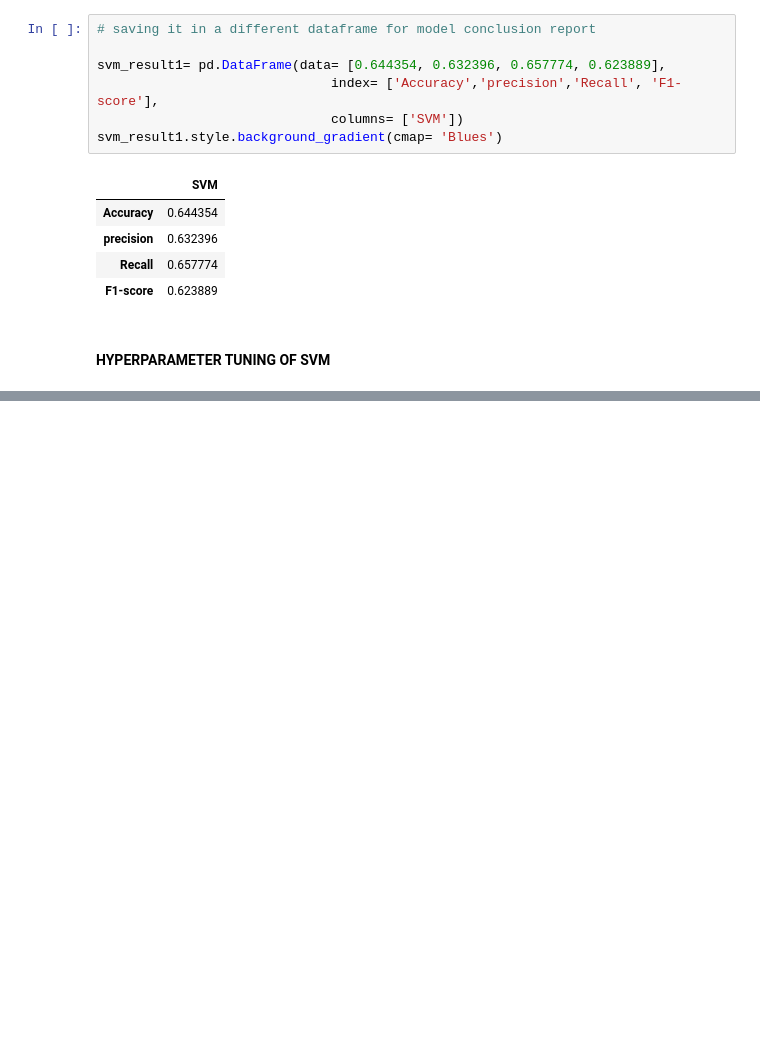
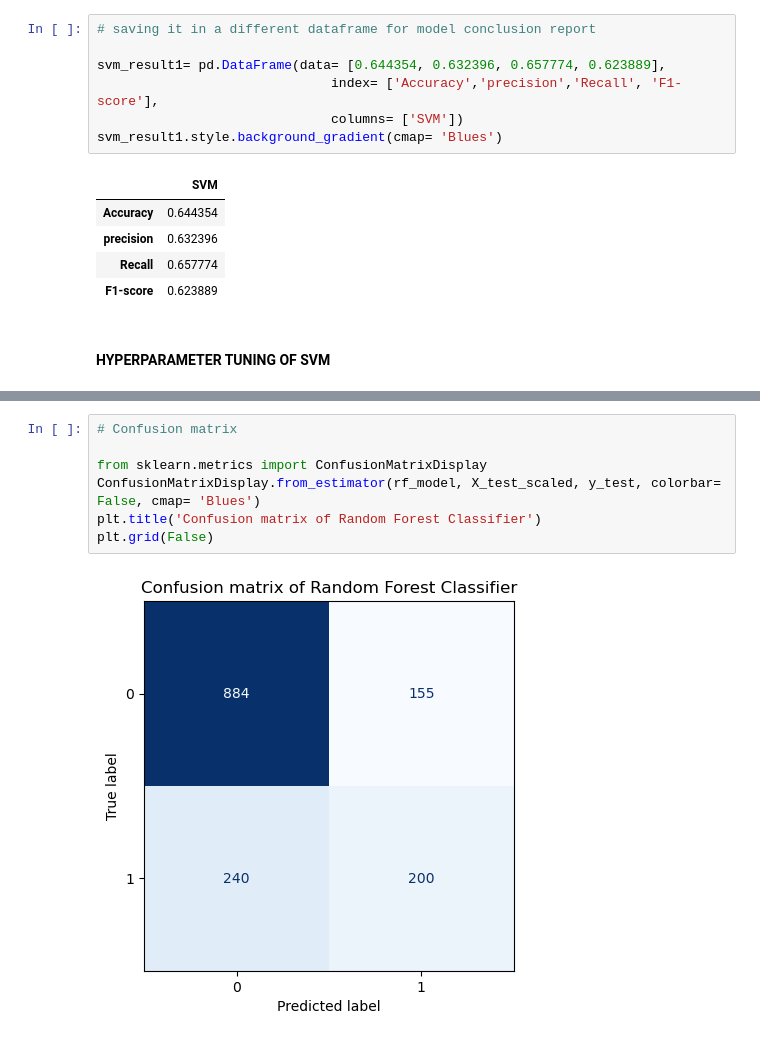
Before and after one commit to shanusaras/Lead_quality_categorization_for_enhanced_sales, a Jupyter notebook: sales effectiveness.ipynb, the cells around one changed output, grey strips where cells are left out. Saved outputs shown, nothing was run; the diff lists cells and outputs as text; blank space fills up the shorter version.

```diff
--- a/sales effectiveness.ipynb
+++ b/sales effectiveness.ipynb
@@ -1416,0 +1699,9 @@ tuned_svm_result1.style.background_gradient(cmap= 'Blues')
+# %%
+# Confusion matrix
+
+from sklearn.metrics import ConfusionMatrixDisplay
+ConfusionMatrixDisplay.from_estimator(rf_model, X_test_scaled, y_test, colorbar= False, cmap= 'Blues')
+plt.title('Confusion matrix of Random Forest Classifier')
+plt.grid(False)
+# %% [output]
+[figure, added]
```
Also changed, not shown: parts of 95 cells of this notebook.
